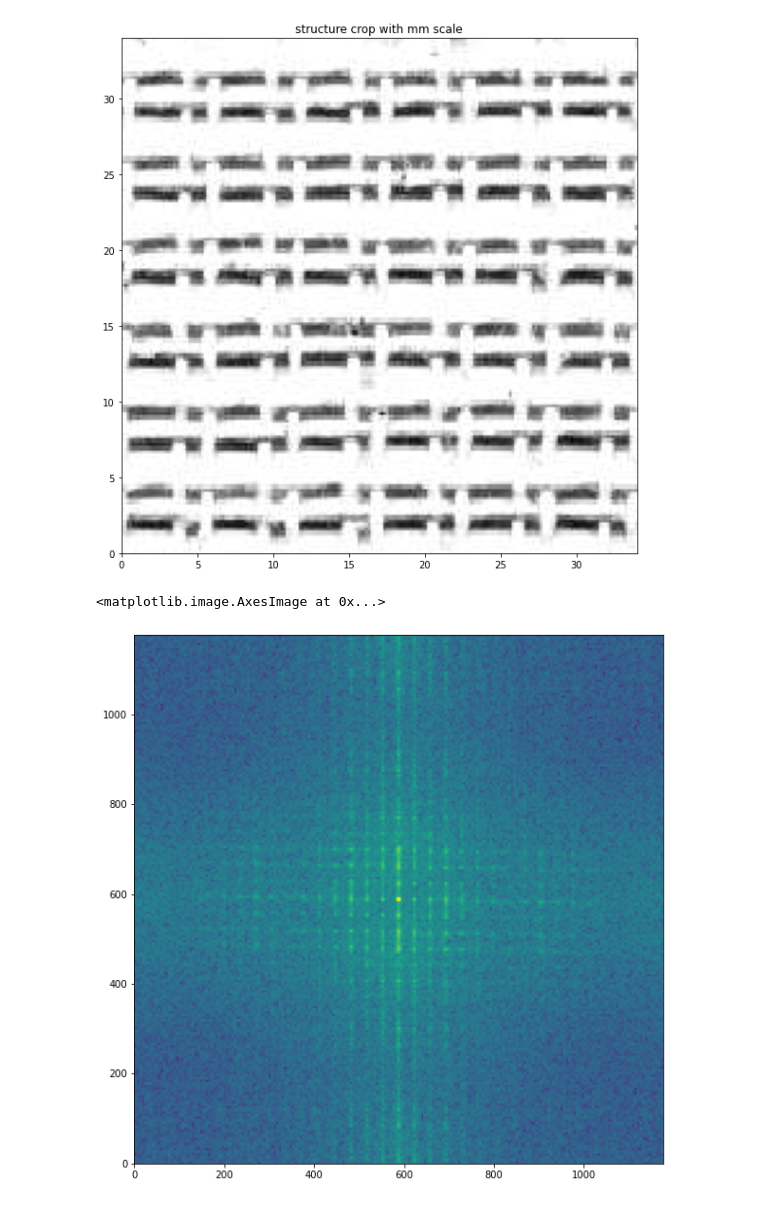
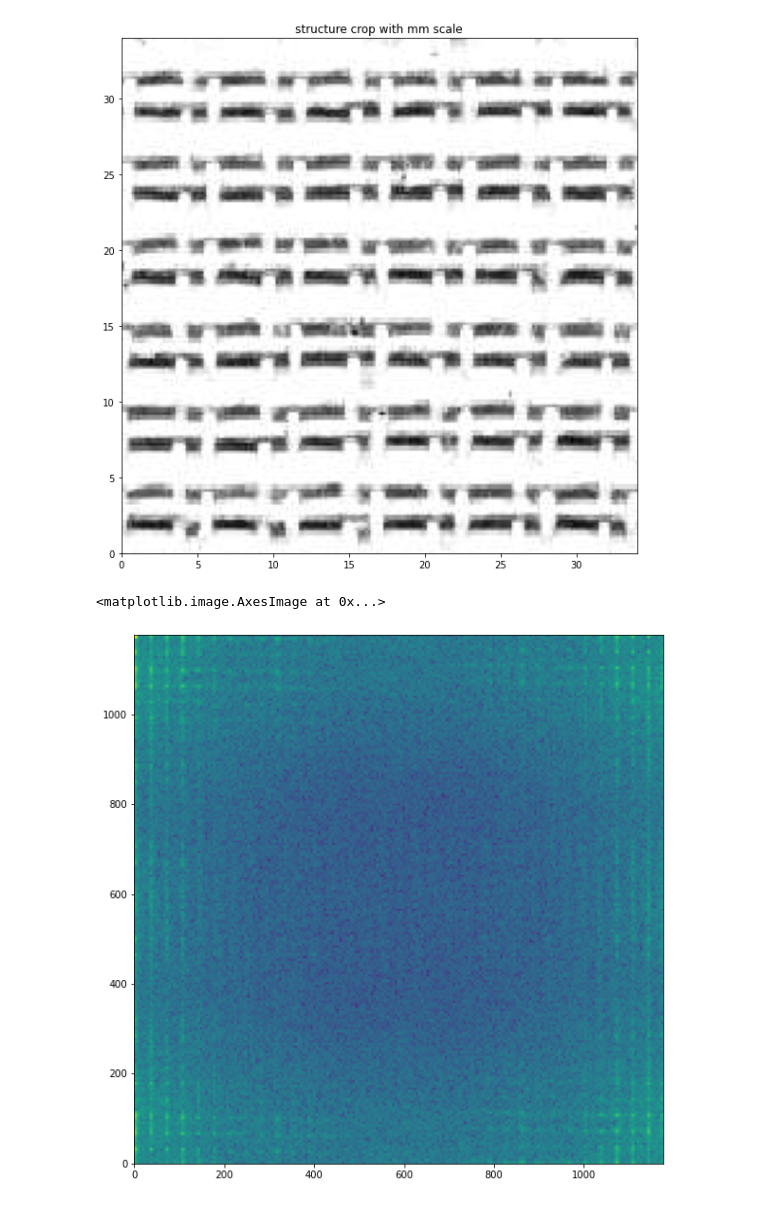
Before and after one commit to dichterbaer/SysBV, a Jupyter notebook: aufgabe4.ipynb, the cells around one changed output. Cells and saved outputs as stored; diff of their text form; code cells hidden in the pictures.

```diff
--- a/aufgabe4.ipynb
+++ b/aufgabe4.ipynb
@@ -41,17 +48,17 @@ plt.title('structure crop with mm scale')
 Text(0.5, 1.0, 'structure crop with mm scale')
 [figure]
 # %%
-structure_fft = np.fft.fftshift(np.fft.fft2(structure))
+structure_fft = np.fft.fft2(structure)
 u = 1/px_mm
 x_frq = structure.shape[1]
 y_frq = structure.shape[0]
 x_axis_frq = np.arange(0, x_frq)*u
 y_axis_frq = np.arange(0, x_frq)*u
 fig = plt.figure(figsize=(10, 10))
 plt.imshow(np.abs(structure_fft ), norm=LogNorm(vmin=5), extent=[x_axis_frq.min(), x_axis_frq.max(),  y_axis_frq.min(), y_axis_frq.max()])
 # %% [output]
 <matplotlib.image.AxesImage at 0x...>
-[figure, old version]
+[figure, new version]
 # %%
 angle = np.angle(structure_fft)
 angle_deg = angle * 180 / np.pi
```
Also changed, not shown: parts of 19 cells of this notebook.
